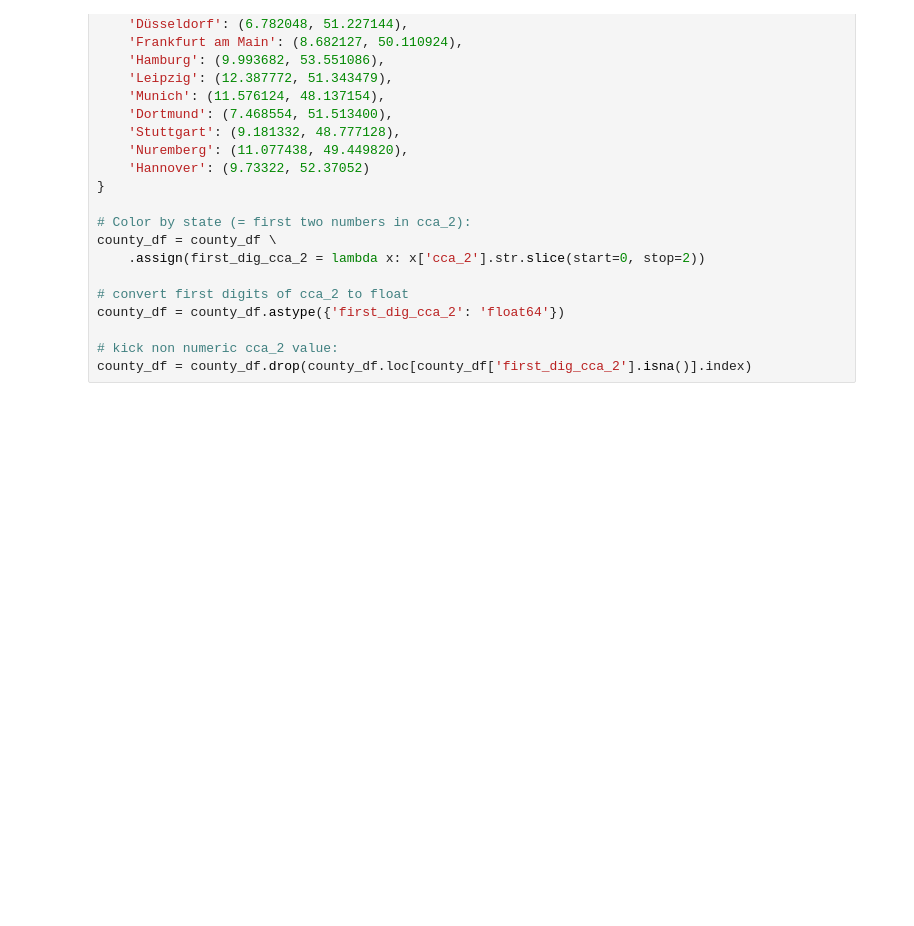
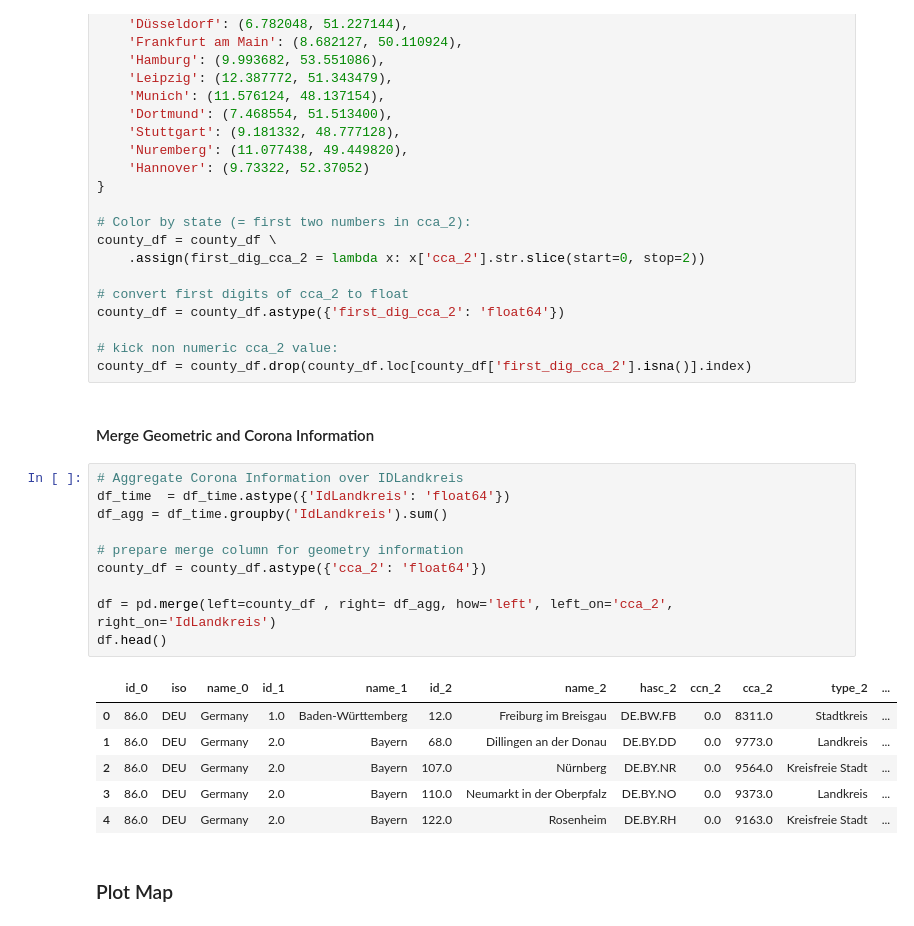
Before and after one commit to paulttt/SARS-CoV-2, a Jupyter notebook: Visualization.ipynb, the cells around one changed output. Cells and saved outputs as stored; diff of their text form; blank space fills up the shorter version.

```diff
--- a/Visualization.ipynb
+++ b/Visualization.ipynb
@@ -73,4 +85,25 @@ county_df = county_df.astype({'first_dig_cca_2': 'float64'})
 
 # kick non numeric cca_2 value:
 county_df = county_df.drop(county_df.loc[county_df['first_dig_cca_2'].isna()].index)
+# %% [markdown]
+#### Merge Geometric and Corona Information
+# %%
+# Aggregate Corona Information over IDLandkreis
+df_time  = df_time.astype({'IdLandkreis': 'float64'})
+df_agg = df_time.groupby('IdLandkreis').sum()
+
+# prepare merge column for geometry information
+county_df = county_df.astype({'cca_2': 'float64'})
+
+df = pd.merge(left=county_df , right= df_agg, how='left', left_on='cca_2', right_on='IdLandkreis')
+df.head()
+# %% [output]
+|  | id_0 | iso | name_0 | id_1 | name_1 | id_2 | name_2 | hasc_2 | ccn_2 | cca_2 | type_2 | ... |
+| 0 | 86.0 | DEU | Germany | 1.0 | Baden-Württemberg | 12.0 | Freiburg im Breisgau | DE.BW.FB | 0.0 | 8311.0 | Stadtkreis | ... |
+| 1 | 86.0 | DEU | Germany | 2.0 | Bayern | 68.0 | Dillingen an der Donau | DE.BY.DD | 0.0 | 9773.0 | Landkreis | ... |
+| 2 | 86.0 | DEU | Germany | 2.0 | Bayern | 107.0 | Nürnberg | DE.BY.NR | 0.0 | 9564.0 | Kreisfreie Stadt | ... |
+| 3 | 86.0 | DEU | Germany | 2.0 | Bayern | 110.0 | Neumarkt in der Oberpfalz | DE.BY.NO | 0.0 | 9373.0 | Landkreis | ... |
+| 4 | 86.0 | DEU | Germany | 2.0 | Bayern | 122.0 | Rosenheim | DE.BY.RH | 0.0 | 9163.0 | Kreisfreie Stadt | ... |
+# %% [markdown]
+### Plot Map
 # %%
```
Also changed, not shown: parts of 6 cells of this notebook.
